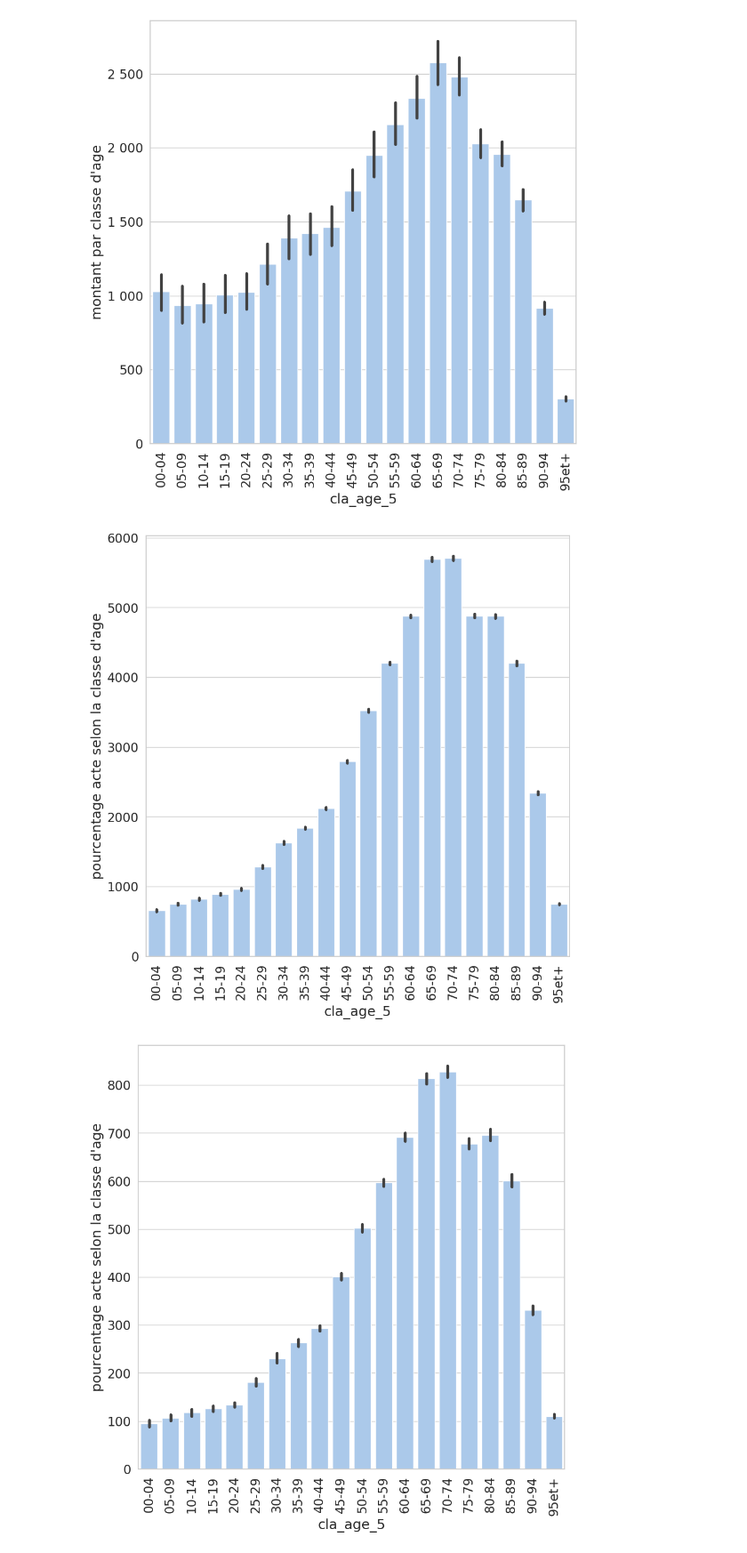
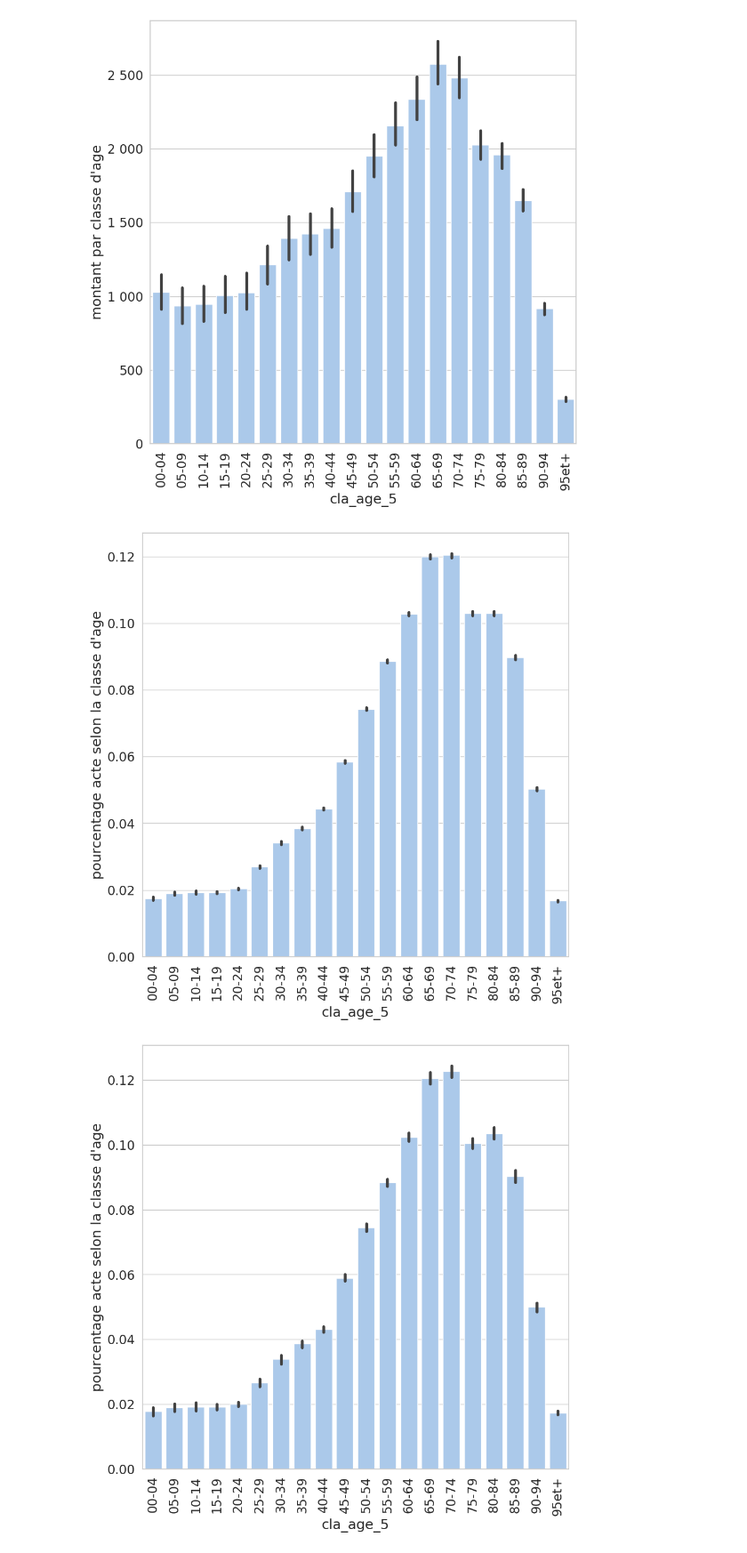
Before and after one commit to barrmath/data_maladie, a Jupyter notebook: Analyse graphique.ipynb, the cells around one changed output. Shown at 89% size. Saved outputs shown, nothing was run; the diff lists cells and outputs as text; code cells hidden in the pictures.

```diff
--- a/Analyse graphique.ipynb
+++ b/Analyse graphique.ipynb
@@ -93,19 +134,19 @@ plt.show()
 # %%
 fig,ax=plt.subplots()
 fig.set_size_inches(10,10)
-sns.barplot(data=data_amelie,x='cla_age_5',y="pourcentage acte selon la classe d'age",ax=ax,estimator='sum')
+sns.barplot(data=data_amelie,x='cla_age_5',y="pourcentage acte selon la classe d'age",ax=ax,estimator='mean')
 ax.tick_params(axis='x', labelrotation=90)
 plt.show()
 # %% [output]
-[figure, old version]
+[figure, new version]
 # %%
 fig,ax=plt.subplots()
 fig.set_size_inches(10,10)
-sns.barplot(data=data_amelie[data_amelie['annee']==2018],x='cla_age_5',y="pourcentage acte selon la classe d'age",ax=ax,estimator='sum')
+sns.barplot(data=data_amelie[data_amelie['annee']==2018],x='cla_age_5',y="pourcentage acte selon la classe d'age",ax=ax,estimator='mean')
 ax.tick_params(axis='x', labelrotation=90)
 plt.show()
 # %% [output]
-[figure, old version]
+[figure, new version]
 # %%
 fig,ax=plt.subplots()
 fig.set_size_inches(10,10)
```
Also changed, not shown: parts of 3 cells of this notebook, 2 other files.
